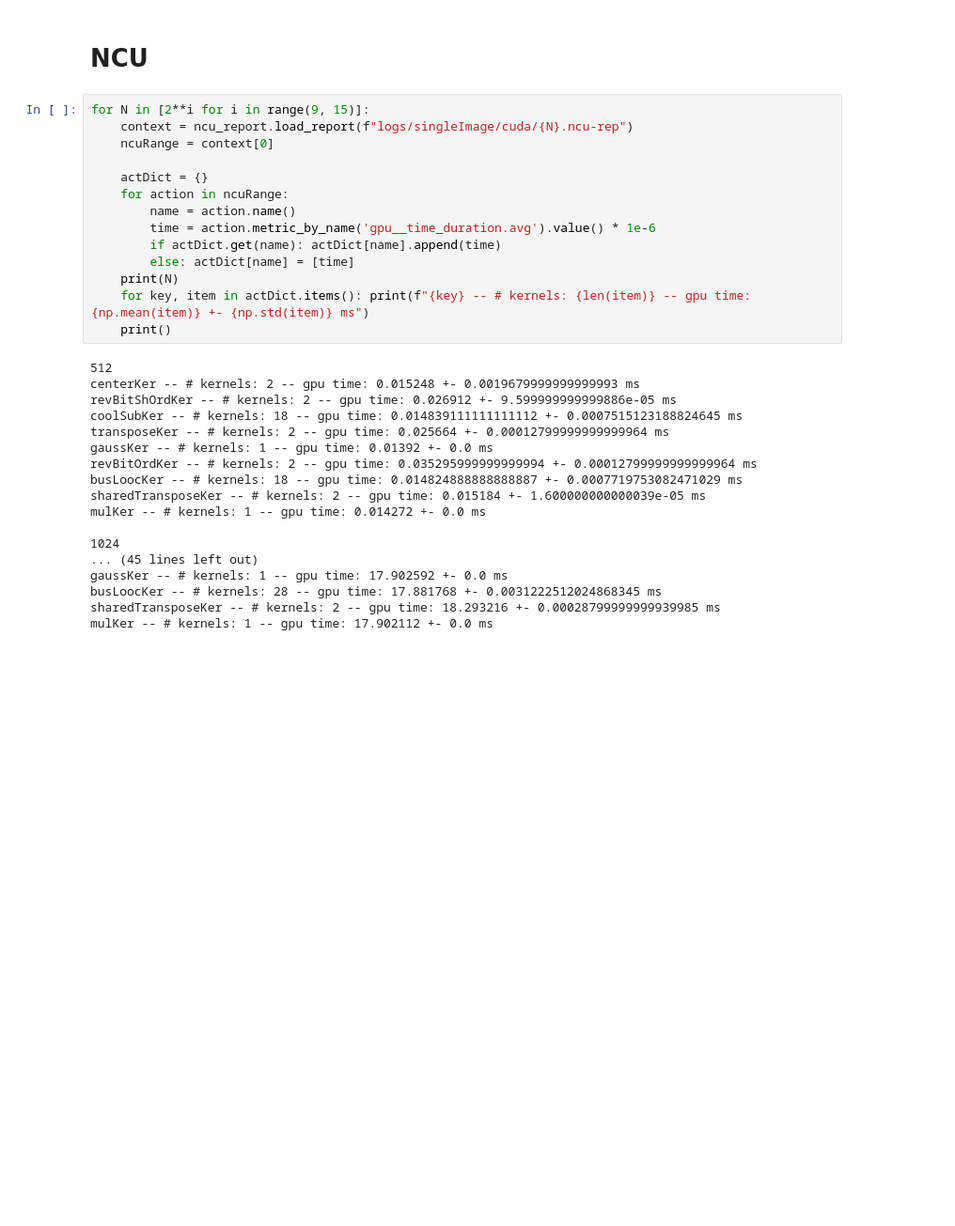
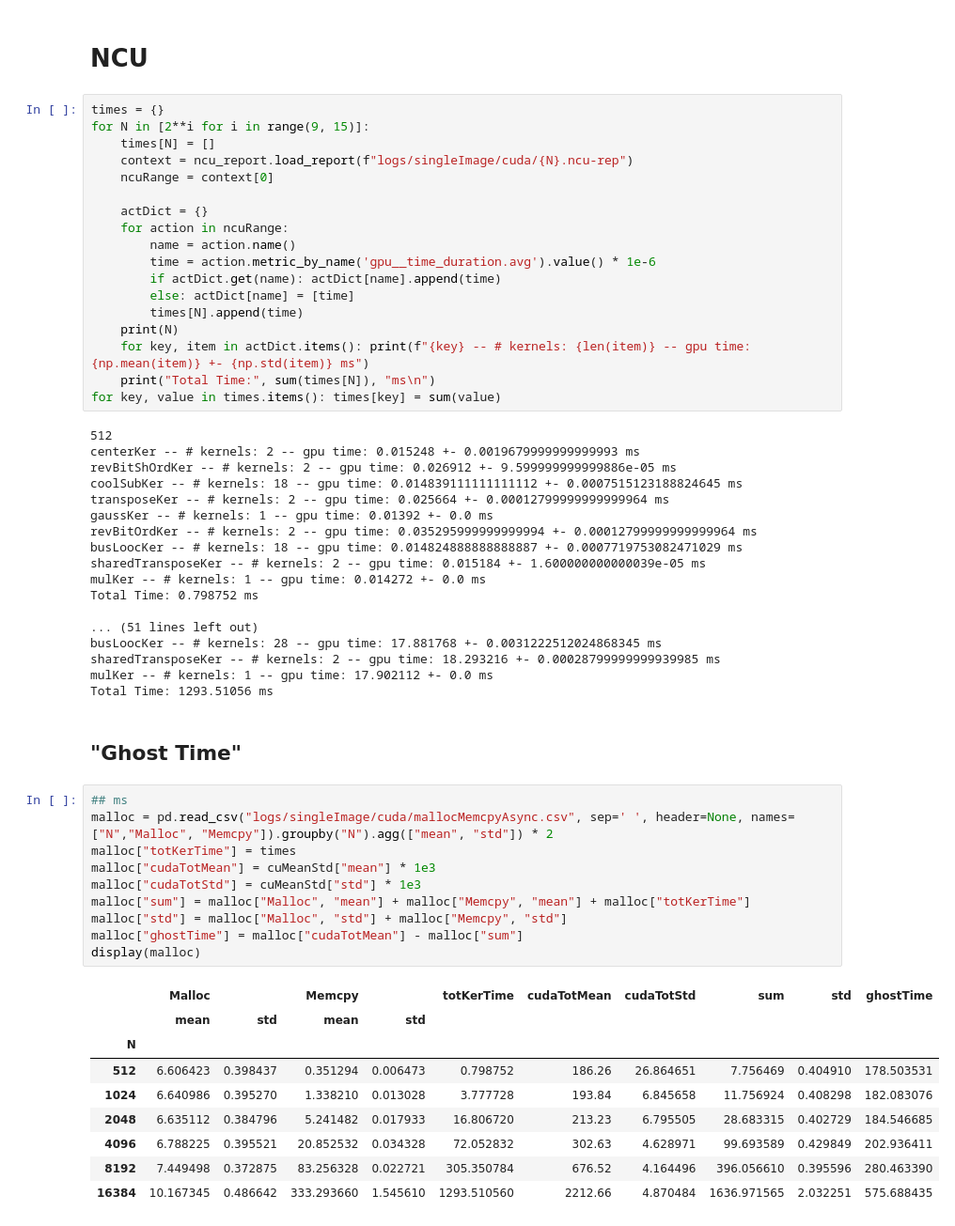
Before and after one commit to GioMai24/Speed-of-Light-FFT, a Jupyter notebook: visualization.ipynb, the cells around one changed output. Shown at 94% size. Cells and saved outputs as stored; diff of their text form; blank space fills up the shorter version.

```diff
--- a/visualization.ipynb
+++ b/visualization.ipynb
@@ -178,7 +182,9 @@ logs/multImages/cufft2Streams.csv [3.85517    0.06509854]
 # %% [markdown]
 # NCU
 # %%
+times = {}
 for N in [2**i for i in range(9, 15)]:
+    times[N] = []
     context = ncu_report.load_report(f"logs/singleImage/cuda/{N}.ncu-rep")
     ncuRange = context[0]
 
@@ -188,9 +194,11 @@ for N in [2**i for i in range(9, 15)]:
         time = action.metric_by_name('gpu__time_duration.avg').value() * 1e-6
         if actDict.get(name): actDict[name].append(time)
         else: actDict[name] = [time]
+        times[N].append(time)
     print(N)
     for key, item in actDict.items(): print(f"{key} -- # kernels: {len(item)} -- gpu time: {np.mean(item)} +- {np.std(item)} ms")
-    print()
+    print("Total Time:", sum(times[N]), "ms\n")
+for key, value in times.items(): times[key] = sum(value)
 # %% [output]
 512
 centerKer -- # kernels: 2 -- gpu time: 0.015248 +- 0.0019679999999999993 ms
@@ -202,10 +210,32 @@ revBitOrdKer -- # kernels: 2 -- gpu time: 0.035295999999999994 +- 0.000127999999
 busLoocKer -- # kernels: 18 -- gpu time: 0.014824888888888887 +- 0.0007719753082471029 ms
 sharedTransposeKer -- # kernels: 2 -- gpu time: 0.015184 +- 1.600000000000039e-05 ms
 mulKer -- # kernels: 1 -- gpu time: 0.014272 +- 0.0 ms
+Total Time: 0.798752 ms
 
-1024
-... (45 lines left out)
-gaussKer -- # kernels: 1 -- gpu time: 17.902592 +- 0.0 ms
+... (51 lines left out)
 busLoocKer -- # kernels: 28 -- gpu time: 17.881768 +- 0.0031222512024868345 ms
 sharedTransposeKer -- # kernels: 2 -- gpu time: 18.293216 +- 0.00028799999999939985 ms
 mulKer -- # kernels: 1 -- gpu time: 17.902112 +- 0.0 ms
+Total Time: 1293.51056 ms
+# %% [markdown]
+## "Ghost Time"
+# %%
+## ms
+malloc = pd.read_csv("logs/singleImage/cuda/mallocMemcpyAsync.csv", sep=' ', header=None, names=["N","Malloc", "Memcpy"]).groupby("N").agg(["mean", "std"]) * 2
+malloc["totKerTime"] = times
+malloc["cudaTotMean"] = cuMeanStd["mean"] * 1e3
+malloc["cudaTotStd"] = cuMeanStd["std"] * 1e3
+malloc["sum"] = malloc["Malloc", "mean"] + malloc["Memcpy", "mean"] + malloc["totKerTime"]
+malloc["std"] = malloc["Malloc", "std"] + malloc["Memcpy", "std"]
+malloc["ghostTime"] = malloc["cudaTotMean"] - malloc["sum"]
+display(malloc)
+# %% [output]
+|  | Malloc |  | Memcpy |  | totKerTime | cudaTotMean | cudaTotStd | sum | std | ghostTime |
+|  | mean | std | mean | std |  |  |  |  |  |  |
+| N |  |  |  |  |  |  |  |  |  |  |
+| 512 | 6.606423 | 0.398437 | 0.351294 | 0.006473 | 0.798752 | 186.26 | 26.864651 | 7.756469 | 0.404910 | 178.503531 |
+| 1024 | 6.640986 | 0.395270 | 1.338210 | 0.013028 | 3.777728 | 193.84 | 6.845658 | 11.756924 | 0.408298 | 182.083076 |
+| 2048 | 6.635112 | 0.384796 | 5.241482 | 0.017933 | 16.806720 | 213.23 | 6.795505 | 28.683315 | 0.402729 | 184.546685 |
+| 4096 | 6.788225 | 0.395521 | 20.852532 | 0.034328 | 72.052832 | 302.63 | 4.628971 | 99.693589 | 0.429849 | 202.936411 |
+| 8192 | 7.449498 | 0.372875 | 83.256328 | 0.022721 | 305.350784 | 676.52 | 4.164496 | 396.056610 | 0.395596 | 280.463390 |
+| 16384 | 10.167345 | 0.486642 | 333.293660 | 1.545610 | 1293.510560 | 2212.66 | 4.870484 | 1636.971565 | 2.032251 | 575.688435 |
```
Also changed, not shown: parts of 5 cells of this notebook.
